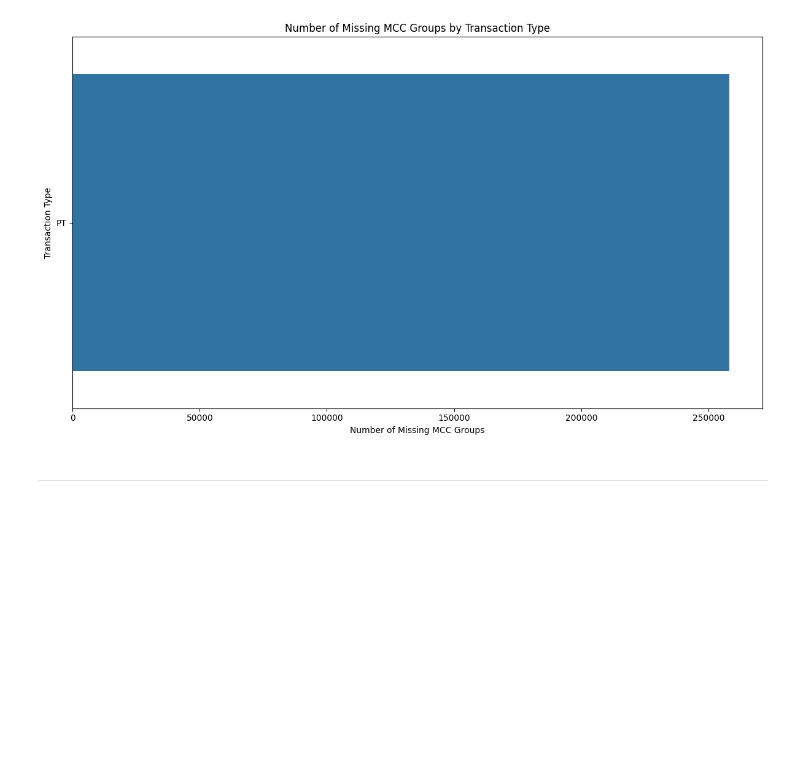
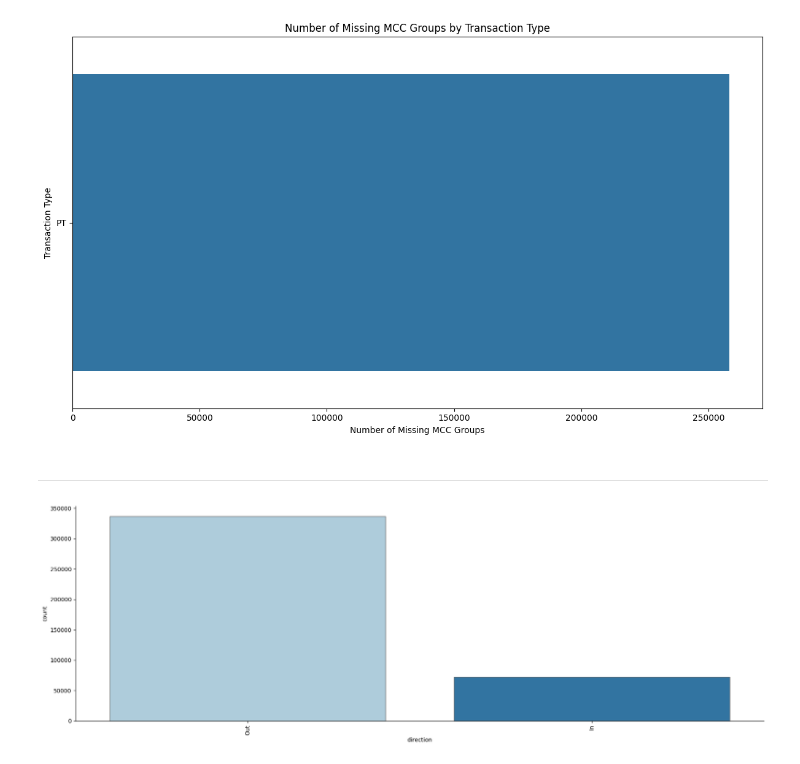
Before and after one commit to ajits-github/TimeSeries_Income_And_Expense_Prediction, a Jupyter notebook: TimeSeries_Income_And_Expense_Prediction.ipynb, the cells around one changed output. Cells and saved outputs as stored; diff of their text form; code cells hidden in the pictures; blank space fills up the shorter version.

```diff
--- a/TimeSeries_Income_And_Expense_Prediction.ipynb
+++ b/TimeSeries_Income_And_Expense_Prediction.ipynb
@@ -754,3 +754,7 @@ def weekly_currency_trend(**kwargs):
             palette=sns.color_palette("bright", 8)
             )
     g.set_xticklabels(rotation=90)
+# %%
+plot_bar('direction')
+# %% [output]
+[figure, added]
```
Also changed, not shown: parts of 1 cell of this notebook.
